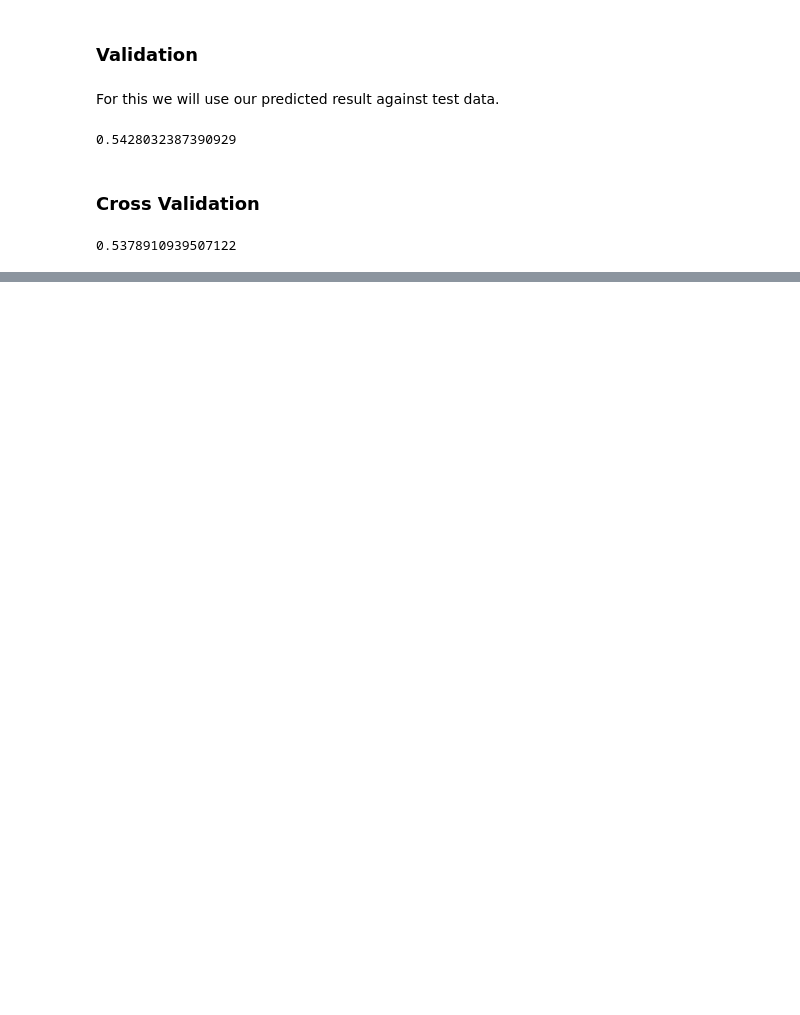
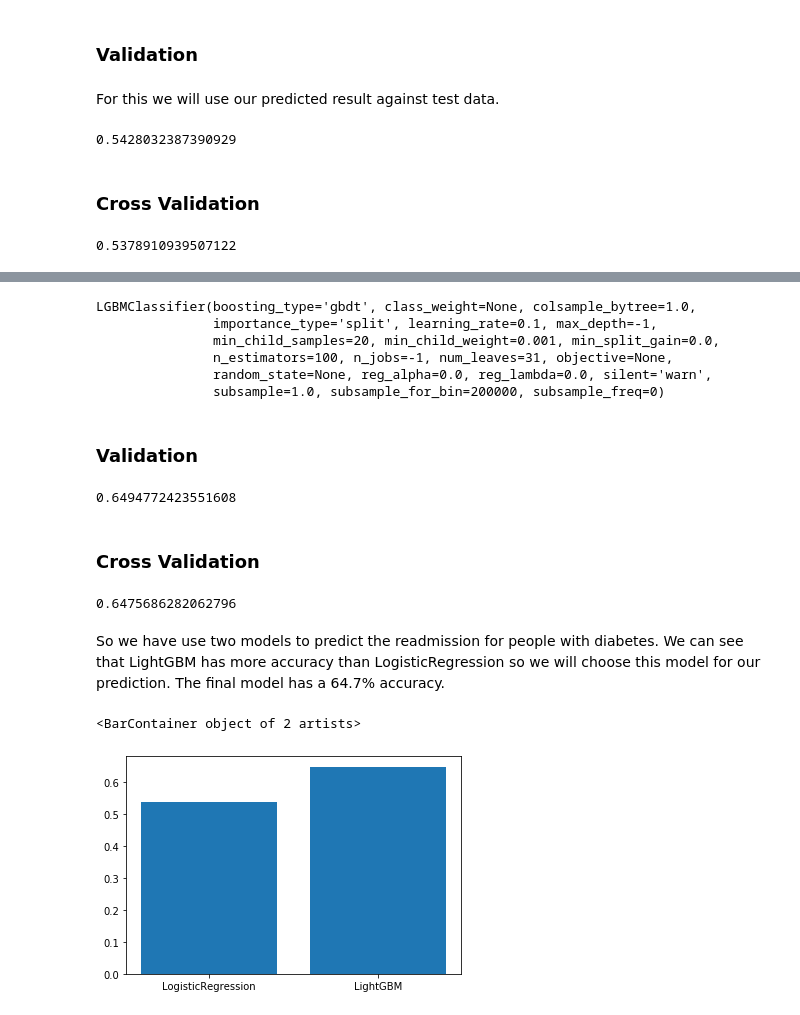
Before and after one commit to LaRosaM/ds_test_globant_diabetes_problem, a Jupyter notebook: Globant DS Test - Jose La Rosa.ipynb, the cells around one changed output, grey strips where cells are left out. Cells and saved outputs as stored; diff of their text form; code cells hidden in the pictures; blank space fills up the shorter version.

Commit message:
Added LightGBM model
Added LightGBM as an extra model for comparission with LogisticRegression.

```diff
--- a/Globant DS Test - Jose La Rosa.ipynb
+++ b/Globant DS Test - Jose La Rosa.ipynb
@@ -340,0 +375,26 @@ cross_val_score(pipe, x_train, y_train, cv=10, scoring='accuracy').mean()
+# %%
+res_diabetes_data = res_diabetes_data.rename(columns={'Unknown/Invalid': 'Unknown_Invalid'
+                                            , 'age_[0-10)': '010'
+                                            , 'age_[10-20)': '1020'
+                                            , 'age_[20-30)': '2030'
+                                            , 'age_[30-40)': '3040'
+                                            , 'age_[40-50)': '4050'
+                                            , 'age_[50-60)': '5060'
+                                            , 'age_[60-70)': '6070'
+                                            , 'age_[70-80)': '7080'
+                                            , 'age_[80-90)': '8090'
+                                            , 'age_[90-100)': '90100'
+                                            , 'weight_>200': 'weight_200'
+                                            , 'weight_[0-25)': '025'
+                                            , 'weight_[100-125)': '100125'
+                                            , 'weight_[125-150)': '125150'
+                                            , 'weight_[150-175)': '150175'
+                                            , 'weight_[175-200)': '175200'
+                                            , 'weight_[25-50)': '2550'
+                                            , 'weight_[50-75)': '5075'
+                                            , 'weight_[75-100)': '75100'
+                                            , 'max_glu_serum_>200': 'max_glu_serum_200'
+                                            , 'max_glu_serum_>300': '300'
+                                            , 'A1Cresult_>7': '7'
+                                            , 'A1Cresult_>8': '8'}
+                                            )
@@ -340,0 +403,5 @@ cross_val_score(pipe, x_train, y_train, cv=10, scoring='accuracy').mean()
+# %%
+x_train, x_test, y_train, y_test = train_test_split(res_diabetes_data.drop(columns=['readmitted']),
+                                                 res_diabetes_data['readmitted'],
+                                                 test_size=0.25,
+                                                random_state=8)
@@ -340,0 +410,12 @@ cross_val_score(pipe, x_train, y_train, cv=10, scoring='accuracy').mean()
+# %%
+import lightgbm as lgb
+
+clf = lgb.LGBMClassifier()
+clf.fit(x_train, y_train)
+# %% [output]
+LGBMClassifier(boosting_type='gbdt', class_weight=None, colsample_bytree=1.0,
+               importance_type='split', learning_rate=0.1, max_depth=-1,
+               min_child_samples=20, min_child_weight=0.001, min_split_gain=0.0,
+               n_estimators=100, n_jobs=-1, num_leaves=31, objective=None,
+               random_state=None, reg_alpha=0.0, reg_lambda=0.0, silent='warn',
+               subsample=1.0, subsample_for_bin=200000, subsample_freq=0)
@@ -340,0 +424,22 @@ cross_val_score(pipe, x_train, y_train, cv=10, scoring='accuracy').mean()
+# %% [markdown]
+### Validation
+# %%
+accuracy_score(y_test, y_pred)
+# %% [output]
+0.6494772423551608
+# %% [markdown]
+### Cross Validation
+# %%
+lightGBM_cross_val = cross_val_score(clf, x_train, y_train, cv=10, scoring='accuracy').mean()
+lightGBM_cross_val
+# %% [output]
+0.6475686282062796
+# %% [markdown]
+So we have use two models to predict the readmission for people with diabetes.
+We can see that LightGBM has more accuracy than LogisticRegression so we will choose this model for our prediction.
+The final model has a 64.7% accuracy.
+# %%
+plt.bar(['LogisticRegression','LightGBM'], [lr_cross_val,lightGBM_cross_val])
+# %% [output]
+<BarContainer object of 2 artists>
+[figure, added]
```
Also changed, not shown: parts of 13 cells of this notebook.
